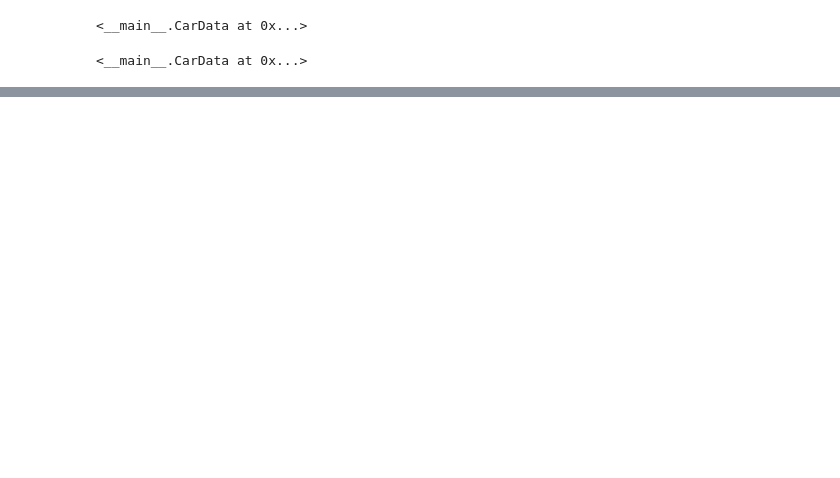
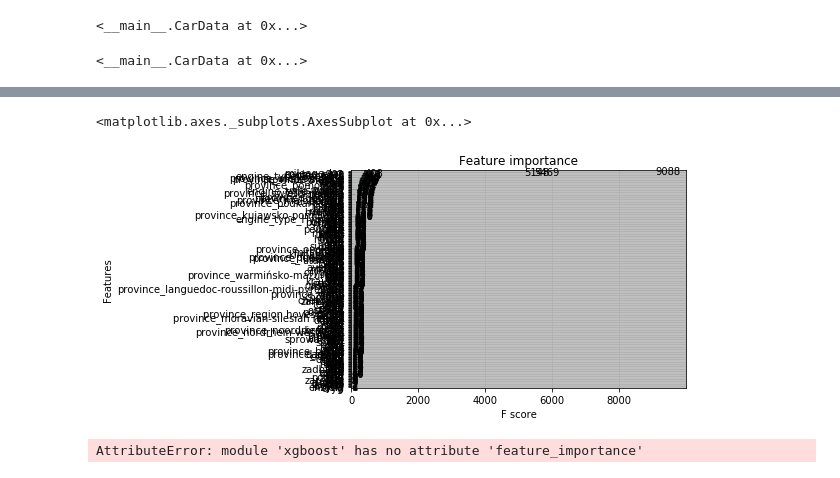
Before and after one commit to TomekQ13/Car_purchase, a Jupyter notebook: car_purchase.ipynb, the cells around one changed output, grey strips where cells are left out. Drawn from its saved outputs; the diff is of its cells as text; code cells hidden in the pictures; blank space fills up the shorter version.

```diff
--- a/car_purchase.ipynb
+++ b/car_purchase.ipynb
@@ -485,5 +507,3 @@ lin_reg = LogisticRegression()
 lin_reg.fit(X_scaled, y)
 # %%
 y_pred = lin_reg.predict(y)
-# %%
-X_train, X_test, y_train, y_test = train_test_split(X, y, random_state=0)
@@ -491,0 +512,13 @@ ValueError: Found input variables with inconsistent numbers of samples: [63828,
+# %%
+dtrain = xgb.DMatrix(X_train, label = y_train)
+dtest = xgb.DMatrix(X_test, label = y_test)
+# %%
+param = {'max_depth': 6,
+        'learning_rate': 0.1,
+        'nthread': 8,
+         'tree_method': 'gpu_hist',
+        'eval_metric': ['rmse', 'mae']}
+evallist = [(dtest, 'test'), (dtrain, 'train')]
+num_round = 1700
+# %%
+bst = xgb.train(param, dtrain, num_round, evals = evallist)
@@ -491,0 +544,9 @@ ValueError: Found input variables with inconsistent numbers of samples: [63828,
+# %%
+xgb.plot_importance(bst)
+# %% [output]
+<matplotlib.axes._subplots.AxesSubplot at 0x...>
+[figure, added]
+# %%
+xgb.feature_importance()
+# %% [output]
+AttributeError: module 'xgboost' has no attribute 'feature_importance'
```
Also changed, not shown: parts of 17 cells of this notebook.
